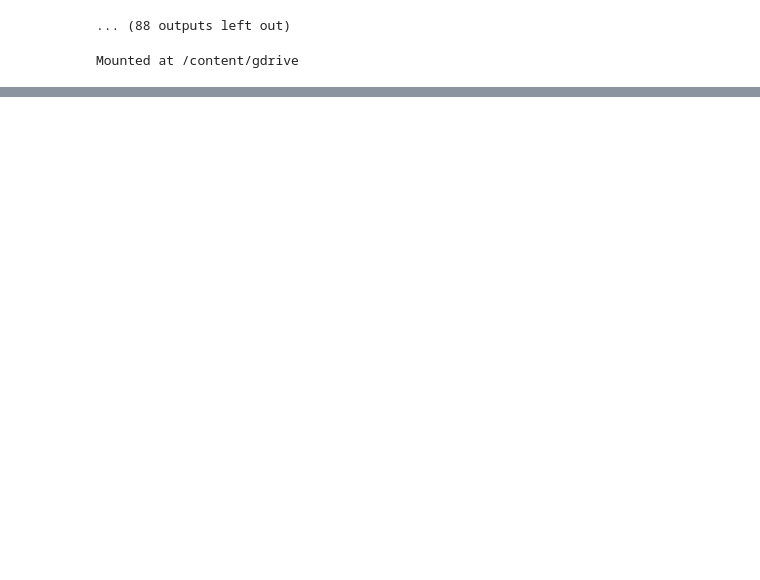
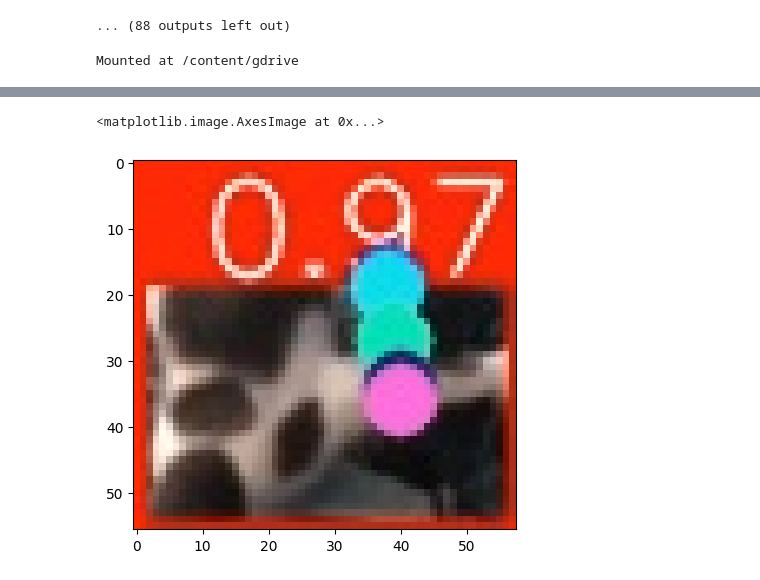
Before and after one commit to pcashman21/feral-cat-census, a Jupyter notebook: notebooks/yolo/train_yolo_pose_estimation_model.ipynb, the cells around one changed output, grey strips where cells are left out. Cells and saved outputs as stored; diff of their text form; code cells hidden in the pictures; blank space fills up the shorter version.

```diff
--- a/notebooks/yolo/train_yolo_pose_estimation_model.ipynb
+++ b/notebooks/yolo/train_yolo_pose_estimation_model.ipynb
@@ -406,0 +449,8 @@ Speed: 3.0ms preprocess, 39.5ms inference, 1.8ms postprocess per image at shape
+# %%
+# Display the saved image
+
+image = cv2.imread('runs/pose/predict/image0.jpg')
+plt.imshow(image)  # adjust the path based on your saved output
+# %% [output]
+<matplotlib.image.AxesImage at 0x...>
+[figure, added]
```
Also changed, not shown: parts of 13 cells of this notebook.
